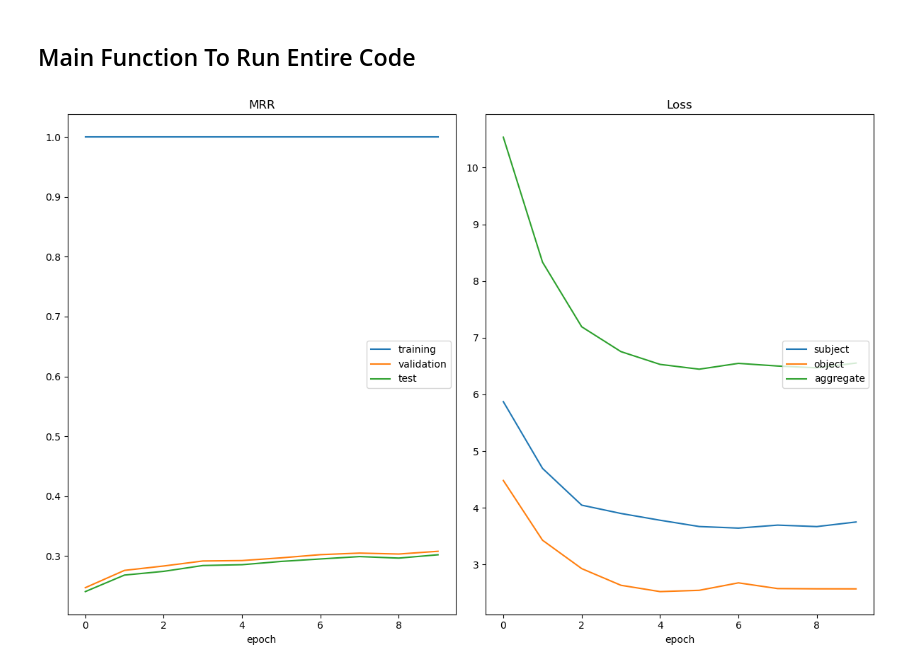
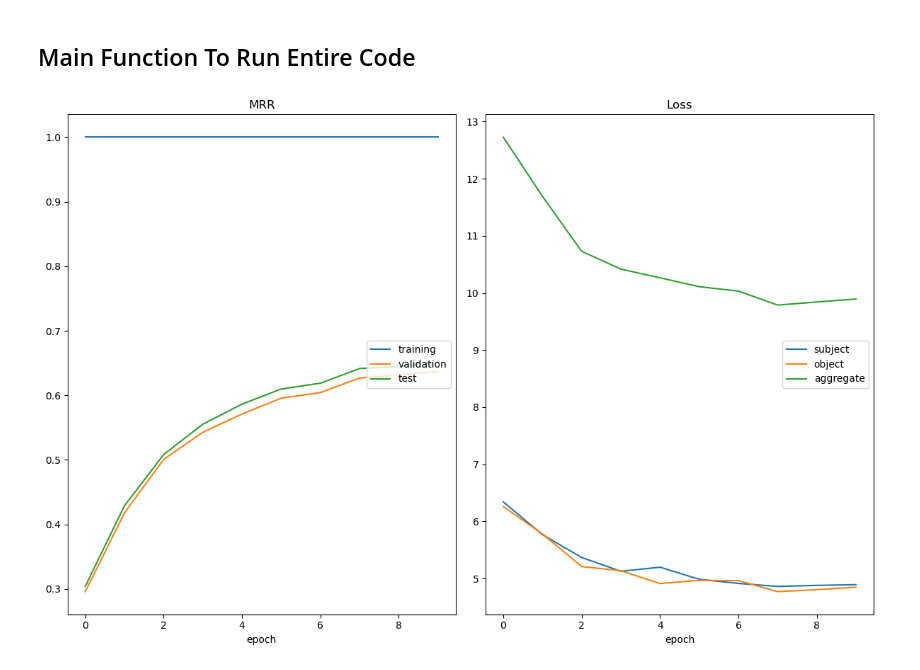
Before and after one commit to FlintyTub49/augmentation-diss, a Jupyter notebook: KGC_Metrics_Iterative.ipynb, the cells around one changed output. Drawn from its saved outputs; the diff is of its cells as text; code cells hidden in the pictures.

Commit message:
Experiments on gene dataset

```diff
--- a/KGC_Metrics_Iterative.ipynb
+++ b/KGC_Metrics_Iterative.ipynb
@@ -392,7 +392,7 @@ def main(train_path, valid_path, test_path, img_path, mod = 'comp'):
     optimiser = optim.Adagrad(model.parameters(), lr=0.1)
     regulariser = F2()
     nb_epochs = 10
-    batch_size = 6144
+    batch_size = 4096
     regulariser_weight = 0.001
 
     dataset = TensorDataset(train_t)
@@ -470,23 +470,23 @@ def main(train_path, valid_path, test_path, img_path, mod = 'comp'):
     return best_logs
 # %%
 all_logs = []
-name = 'fb15k'
+name = 'gene'
 primary = f'text_files/{name}/'
 img_path = f'outputs/graphs/{name}/'
 
 valid_path = primary + 'valid.tsv'
 test_path = primary + 'test.tsv'
 
 for i in [500, 1500, 2500]:
     for j in ['gemma', 'gpt']:
         train_path = primary + f'{name}_{i}_{j}.tsv'
         logs = main(train_path, valid_path, test_path, img_path = img_path, mod = 'comp')
 
         # Saving the logs for each iteration
         logs['Triples'] = f'{i}_{j}'
         all_logs.append(logs)
 
 logs_df = pd.DataFrame(all_logs)
 logs_df.to_csv(f'outputs/metrics/{name}.csv', index = False)
 # %% [output]
-[figure, old version]
+[figure, new version]
```
Also changed, not shown: 8 other files.
